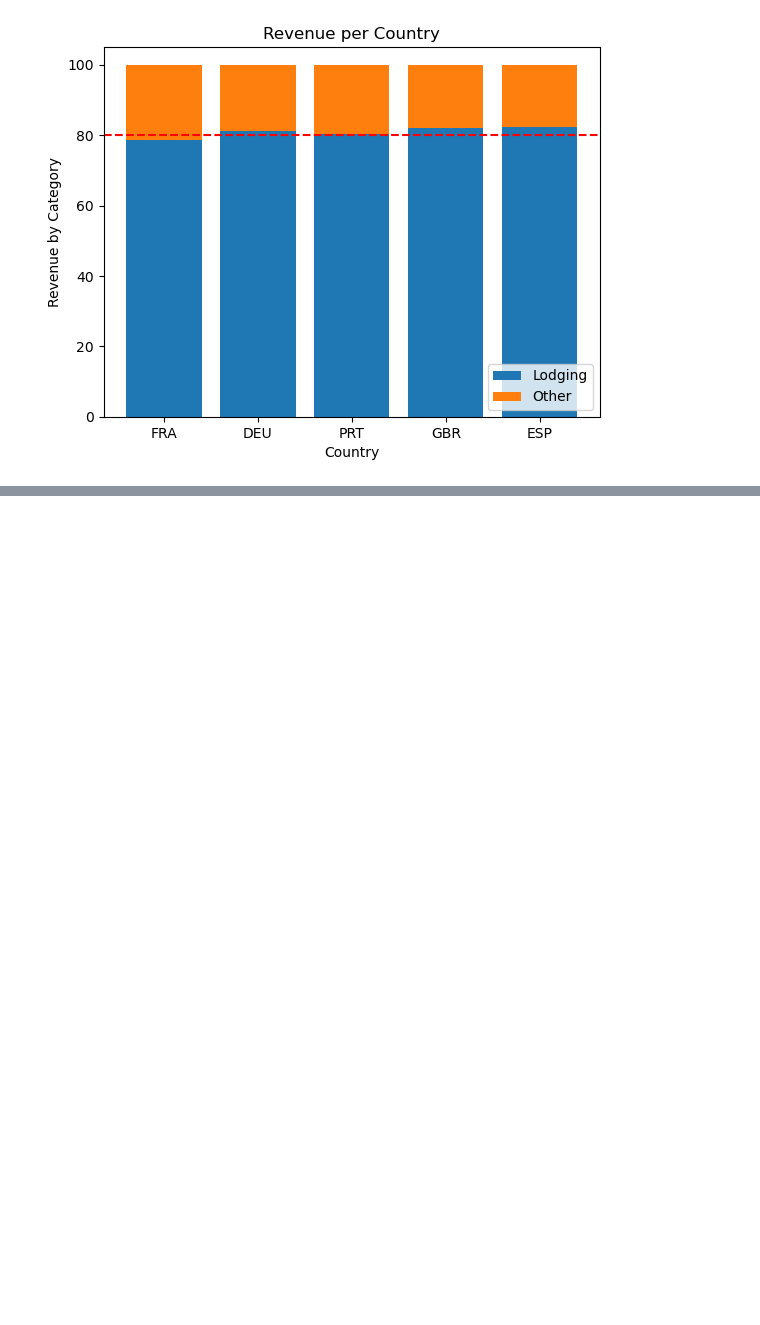
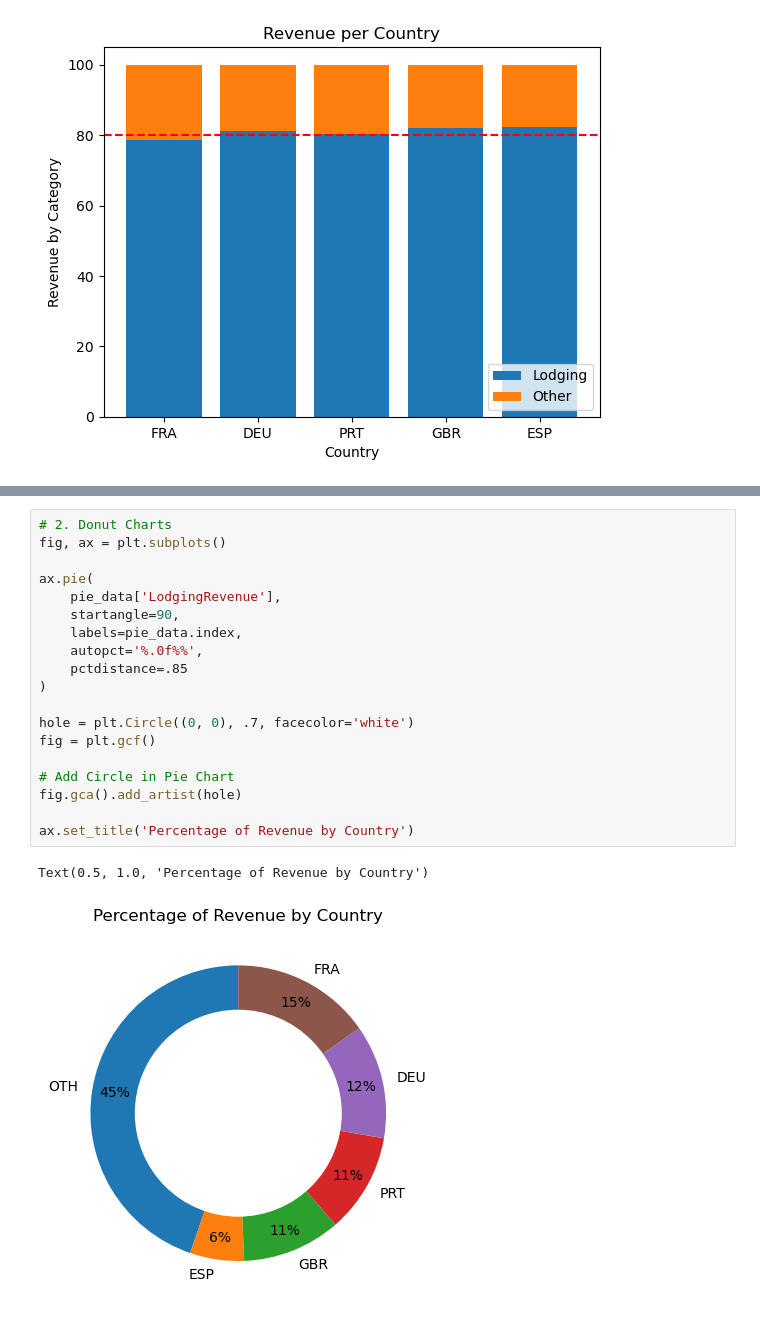
Before and after one commit to scarypillowz/data_visualization, a Jupyter notebook: assignments.ipynb, the cells around one changed output, grey strips where cells are left out. Drawn from its saved outputs; the diff is of its cells as text; blank space fills up the shorter version.

```diff
--- a/assignments.ipynb
+++ b/assignments.ipynb
@@ -234,0 +300,22 @@ ax.legend(loc='lower right');
+# %%
+# 2. Donut Charts
+fig, ax = plt.subplots()
+
+ax.pie(
+    pie_data['LodgingRevenue'],
+    startangle=90,
+    labels=pie_data.index,
+    autopct='%.0f%%',
+    pctdistance=.85
+)
+
+hole = plt.Circle((0, 0), .7, facecolor='white')
+fig = plt.gcf()
+
+# Add Circle in Pie Chart
+fig.gca().add_artist(hole)
+
+ax.set_title('Percentage of Revenue by Country')
+# %% [output]
+Text(0.5, 1.0, 'Percentage of Revenue by Country')
+[figure, added]
```
Also changed, not shown: parts of 5 cells of this notebook, 1 other file.
